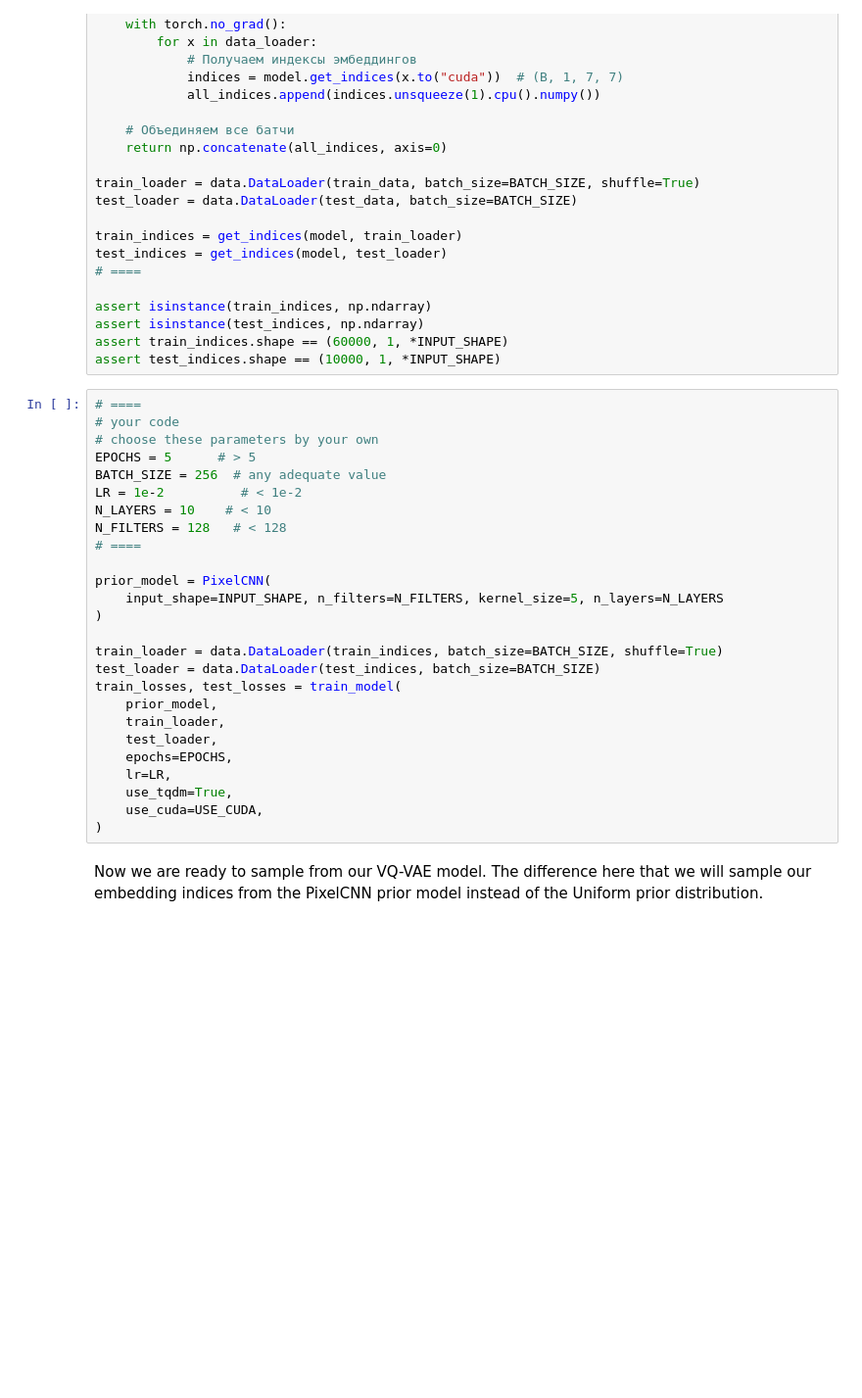
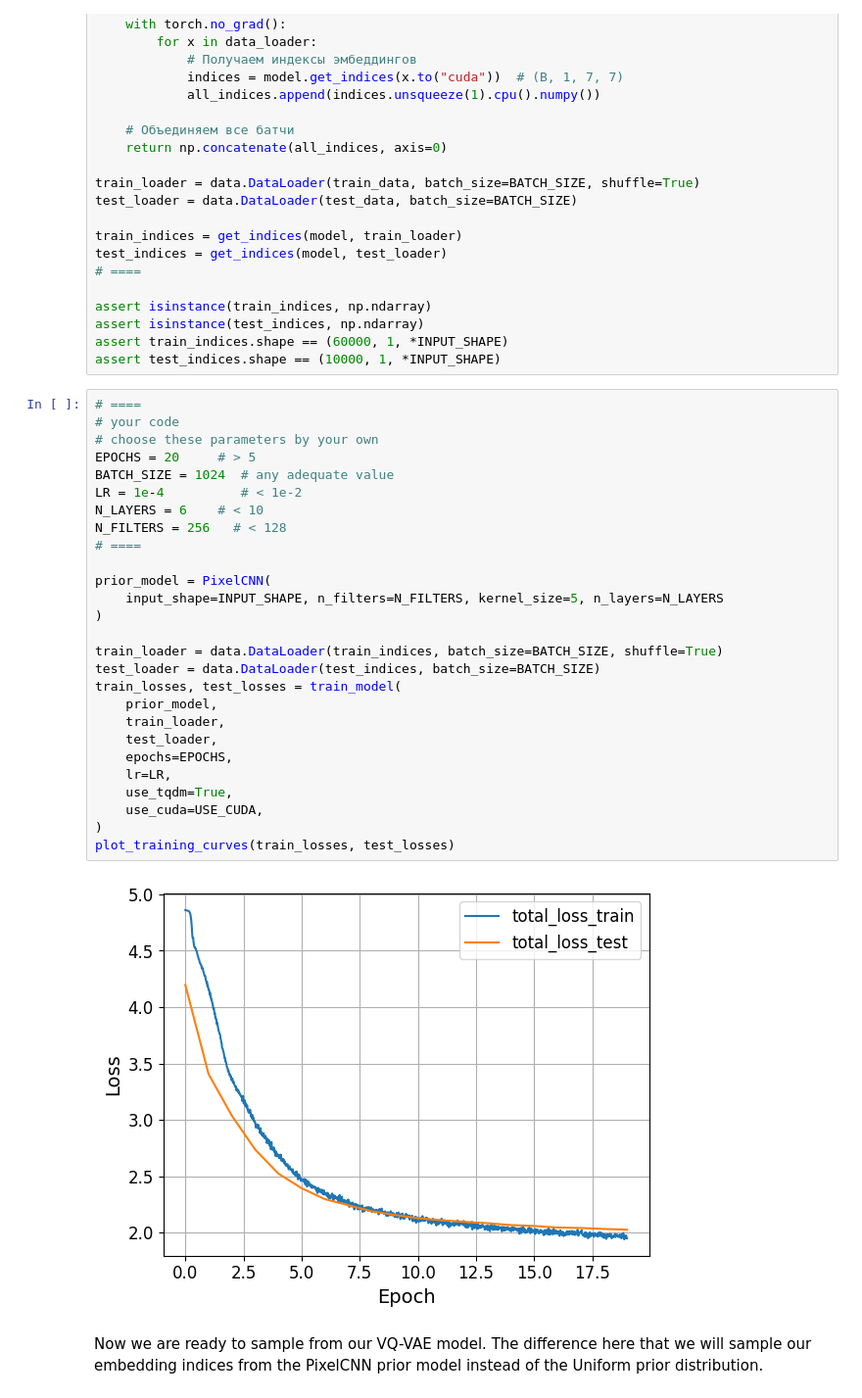
Before and after one commit to ler1223/education-2023-DGM-MIPT-course-, a Jupyter notebook: completedHW/hw4c.ipynb, the cells around one changed output. Shown at 98% size. Saved outputs shown, nothing was run; the diff lists cells and outputs as text; blank space fills up the shorter version.

```diff
--- a/completedHW/hw4c.ipynb
+++ b/completedHW/hw4c.ipynb
@@ -696,29 +712,32 @@ assert test_indices.shape == (10000, 1, *INPUT_SHAPE)
 # %%
 # ====
 # your code
 # choose these parameters by your own
-EPOCHS = 5      # > 5
-BATCH_SIZE = 256  # any adequate value
-LR = 1e-2          # < 1e-2
-N_LAYERS = 10    # < 10
-N_FILTERS = 128   # < 128
+EPOCHS = 20     # > 5
+BATCH_SIZE = 1024  # any adequate value
+LR = 1e-4          # < 1e-2
+N_LAYERS = 6    # < 10
+N_FILTERS = 256   # < 128
 # ====
 
 prior_model = PixelCNN(
     input_shape=INPUT_SHAPE, n_filters=N_FILTERS, kernel_size=5, n_layers=N_LAYERS
 )
 
 train_loader = data.DataLoader(train_indices, batch_size=BATCH_SIZE, shuffle=True)
 test_loader = data.DataLoader(test_indices, batch_size=BATCH_SIZE)
 train_losses, test_losses = train_model(
     prior_model,
     train_loader,
     test_loader,
     epochs=EPOCHS,
     lr=LR,
     use_tqdm=True,
     use_cuda=USE_CUDA,
 )
+plot_training_curves(train_losses, test_losses)
+# %% [output]
+[figure, added]
 # %% [markdown]
 Now we are ready to sample from our VQ-VAE model. The difference here that we will sample our embedding indices from the PixelCNN prior model instead of the Uniform prior distribution.
 # %%
```
Also changed, not shown: parts of 6 cells of this notebook.
